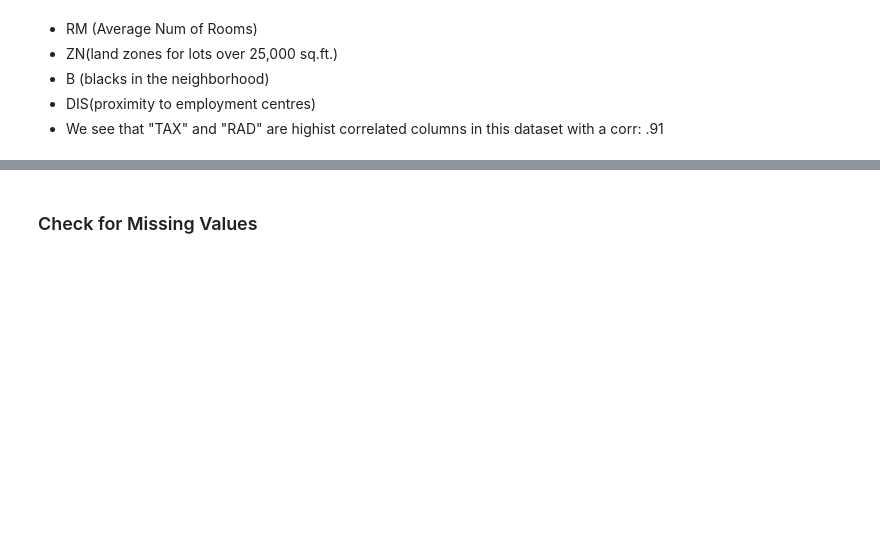
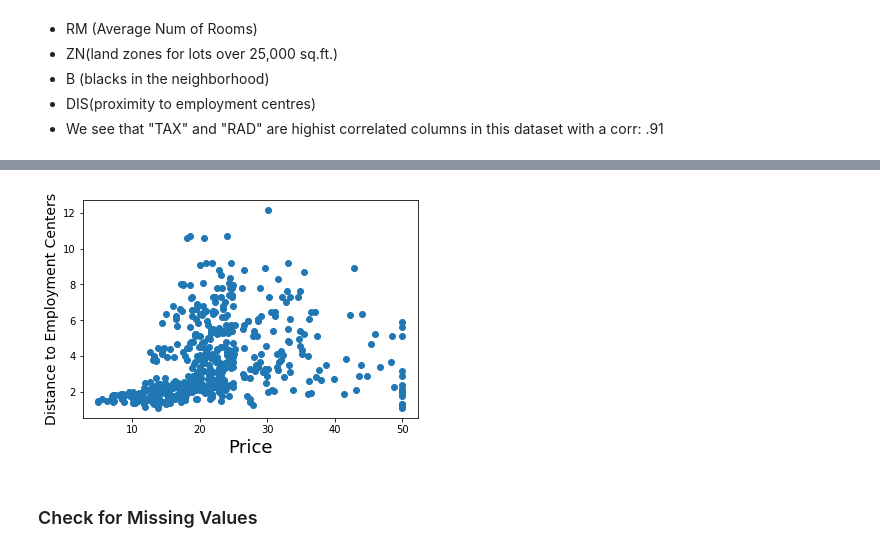
Before and after one commit to Andre-Williams22/DS-2.1-Machine-Learning, a Jupyter notebook: Homework/Boston_Housing Linear-Regression.ipynb, the cells around one changed output, grey strips where cells are left out. Cells and saved outputs as stored; diff of their text form; code cells hidden in the pictures; blank space fills up the shorter version.

```diff
--- a/Homework/Boston_Housing Linear-Regression.ipynb
+++ b/Homework/Boston_Housing Linear-Regression.ipynb
@@ -100,3 +121,10 @@ corr.style.background_gradient(cmap = 'coolwarm') # let's color code correlation
+# %%
+plt.scatter(bos['PRICE'],bos['DIS'])
+plt.xlabel('Price',size=18)
+plt.ylabel('Distance to Employment Centers',size=14)
+plt.show()
+# %% [output]
+[figure, added]
 # %% [markdown]
 ### Check for Missing Values
 # %%
```
Also changed, not shown: parts of 9 cells of this notebook.
